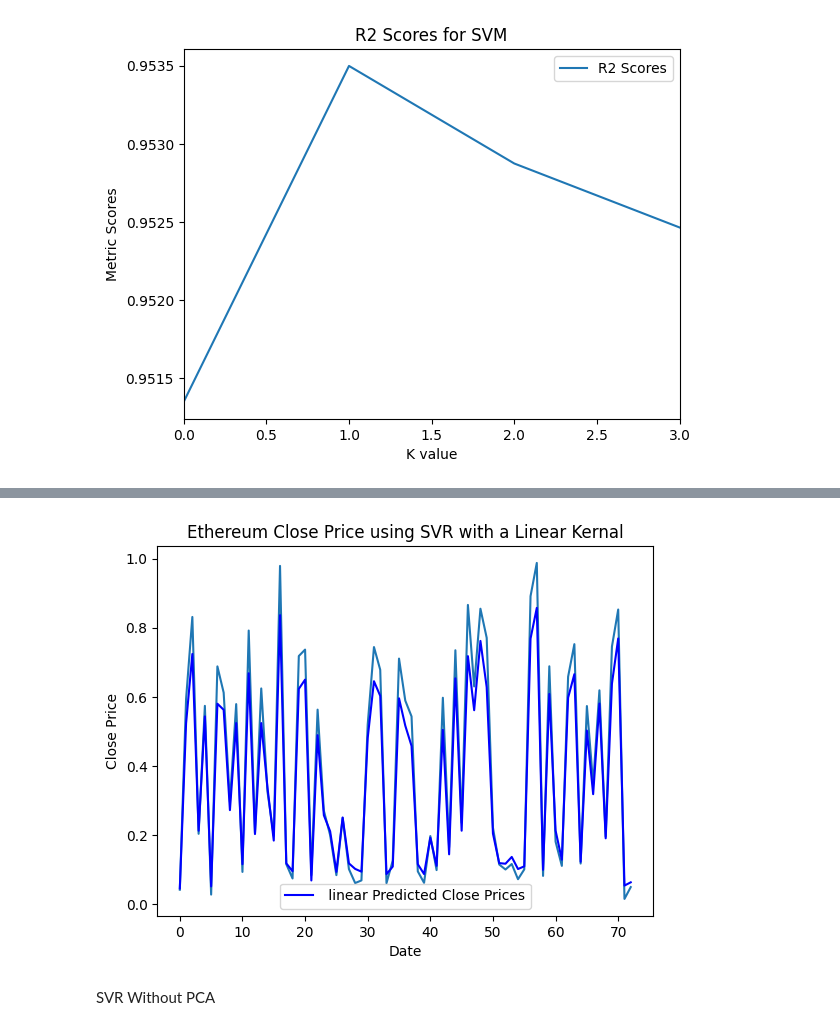
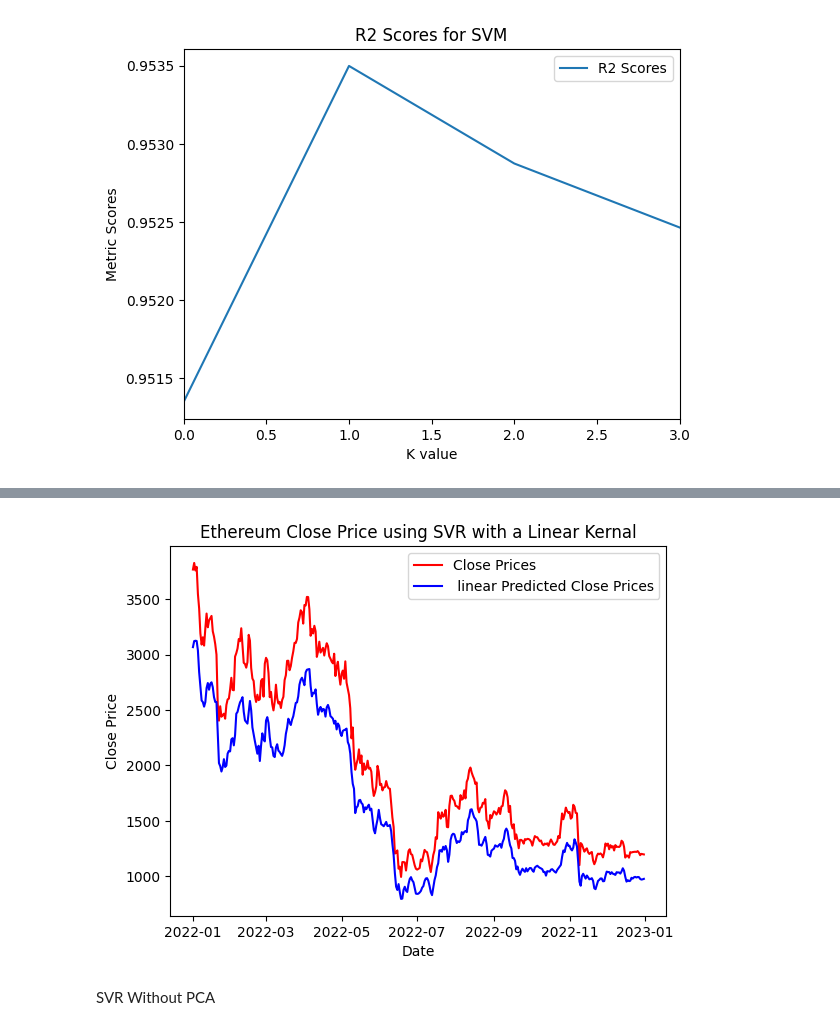
Before and after one commit to BrockH3/ML_Project, a Jupyter notebook: ML_Final_Project_SVR.ipynb, the cells around one changed output, grey strips where cells are left out. Drawn from its saved outputs; the diff is of its cells as text; code cells hidden in the pictures.

```diff
--- a/ML_Final_Project_SVR.ipynb
+++ b/ML_Final_Project_SVR.ipynb
@@ -228,13 +221,13 @@ plt.plot(ordered_data.index, ordered_data['Close'], color='red', label='Close Pr
 # %%
-plt.plot(y_test)
-plt.plot(lin_pred, color='blue', label=' linear Predicted Close Prices')
+plt.plot(ordered_data.index, ordered_data['Close'], color='red', label='Close Prices')
+plt.plot(ordered_data.index, lin.predict(scaler.inverse_transform(X_scaled)), color='blue', label=' linear Predicted Close Prices')
 plt.title('Ethereum Close Price using SVR with a Linear Kernal')
 plt.xlabel('Date')
 plt.ylabel('Close Price')
 plt.legend()
 plt.show()
 # %% [output]
-[figure, old version]
+[figure, new version]
 # %% [markdown]
 SVR Without PCA
 # %%
```
Also changed, not shown: parts of 9 cells of this notebook.
